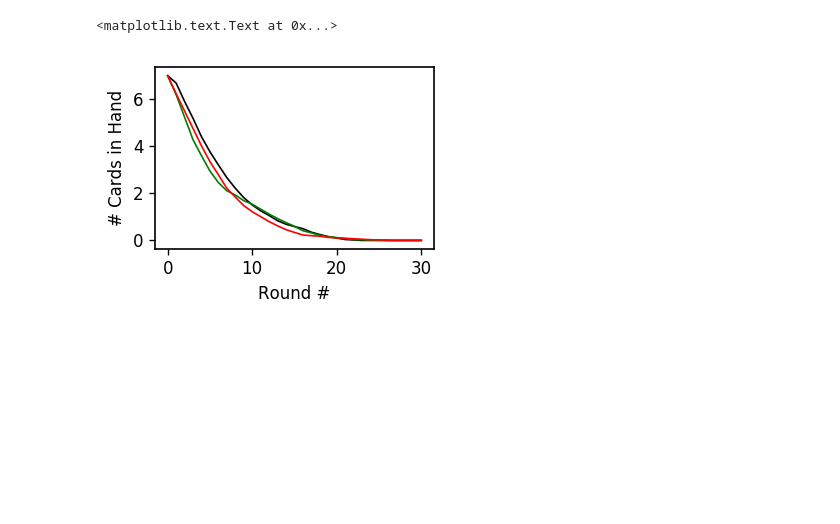
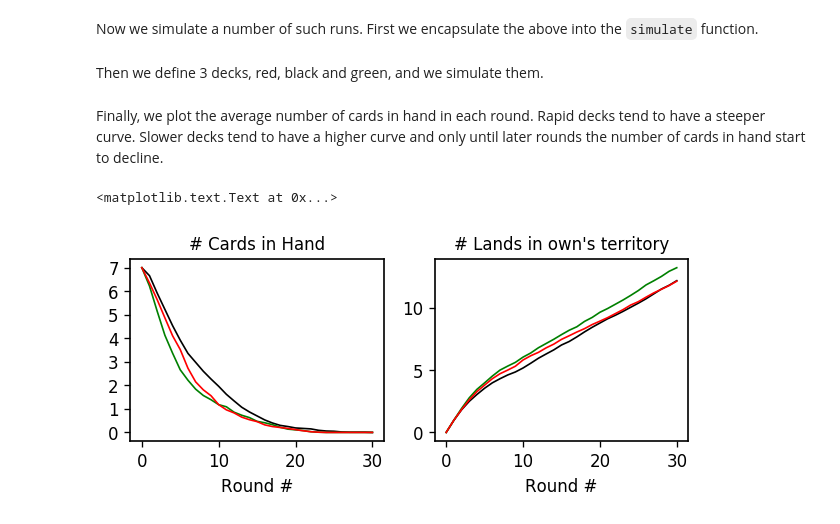
Before and after one commit to fabioedoardoluigialberto/mtg_deck_simulator, a Jupyter notebook: mtg_sim.ipynb, the cells around one changed output. Saved outputs shown, nothing was run; the diff lists cells and outputs as text; code cells hidden in the pictures; blank space fills up the shorter version.

```diff
--- a/mtg_sim.ipynb
+++ b/mtg_sim.ipynb
@@ -10,7 +11,7 @@ class Deck():
 
     def __init__(self, bistro):
         self.library = np.random.permutation(bistro)
-        self.hand = np.r_[[]]
+        self.hand = np.r_[[]].astype(int)
         self.draw(7)
         self.lands = 0
         self.mana = 0
@@ -75,7 +78,7 @@ deck = Deck(bistro)
 print deck.hand
 lands = [0]
 hands = [len(deck.hand)]
-for i in xrange(50):
+for i in xrange(10):
     print "----"
     l, draw, played, discarded = deck.play()
     print "Lands", deck.lands
@@ -112,3 +109,5 @@ pl.plot(hands)
+# %% [markdown]
+Now we simulate a number of such runs. First we encapsulate the above into the `simulate` function.
 # %%
 def simulate(deck_stat, n=100, n_rounds=20):
     hh = []
@@ -131,23 +130,37 @@ def simulate(deck_stat, n=100, n_rounds=20):
     ll = np.r_[ll]
 
     return hh, ll
+# %% [markdown]
+Then we define 3 decks, red, black and green, and we simulate them.
 # %%
-deck_r = [0]*20 + [1]*9 + [2]*6 + [3]*22 + [4]*1 + [5]*2
-deck_bk = [0]*20 + [1]*3 + [2]*15 + [3]*9 + [4]*9 + [5]*2 + [6]*2
-deck_wg = [0]*20 + [1]*12 + [2]*9 + [3]*5 + [4]*7 + [5]*1 + [6]*6
+deck_r = [0]*20 + [1]*9 + [2]*6 + [3]*22 + [4]*1 + [5]*2  # red
+deck_k = [0]*20 + [1]*3 + [2]*15 + [3]*9 + [4]*9 + [5]*2 + [6]*2  # black
+deck_g = [0]*22 + [1]*12 + [2]*9 + [3]*5 + [4]*5 + [5]*1 + [6]*6  # green
 
 hh_r, ll_r = simulate(deck_r, n_rounds=30)
-hh_bk, ll_bk = simulate(deck_bk, n_rounds=30)
-hh_wg, ll_wg = simulate(deck_wg, n_rounds=30)
-
-
-fig, ax = pl.subplots(1, 1, figsize=(3, 2))
-ax.plot(hh_bk.mean(0), color='k', lw=1)
-ax.plot(hh_wg.mean(0), color='g', lw=1)
-ax.plot(hh_r.mean(0), color='r', lw=1)
-
-ax.set_xlabel('Round #')
-ax.set_ylabel('# Cards in Hand')
+hh_k, ll_k = simulate(deck_k, n_rounds=30)
+hh_g, ll_g = simulate(deck_g, n_rounds=30)
-# %% [output]
-<matplotlib.text.Text at 0x...>
-[figure, removed]
+# %% [markdown]
+Finally, we plot the average number of cards in hand in each round. Rapid decks tend to have a steeper curve. Slower decks tend to have a higher curve and only until later rounds the number of cards in hand start to decline.
+# %%
+fig, axs = pl.subplots(1, 2, figsize=(6, 2))
+axs[0].plot(hh_k.mean(0), color='k', lw=1)
+axs[0].plot(hh_g.mean(0), color='g', lw=1)
+axs[0].plot(hh_r.mean(0), color='r', lw=1)
+
+axs[0].set_yticks(range(8))
+
+axs[0].set_xlabel('Round #')
+axs[0].set_title('# Cards in Hand')
+
+axs[1].plot(ll_k.mean(0), color='k', lw=1)
+axs[1].plot(ll_g.mean(0), color='g', lw=1)
+axs[1].plot(ll_r.mean(0), color='r', lw=1)
+
+# axs[1].set_yticks(range(8))
+
+axs[1].set_xlabel('Round #')
+axs[1].set_title('# Lands in own\'s territory')
+# %% [output]
+<matplotlib.text.Text at 0x...>
+[figure, added]
```
Also changed, not shown: parts of 6 cells of this notebook, 1 other file.
